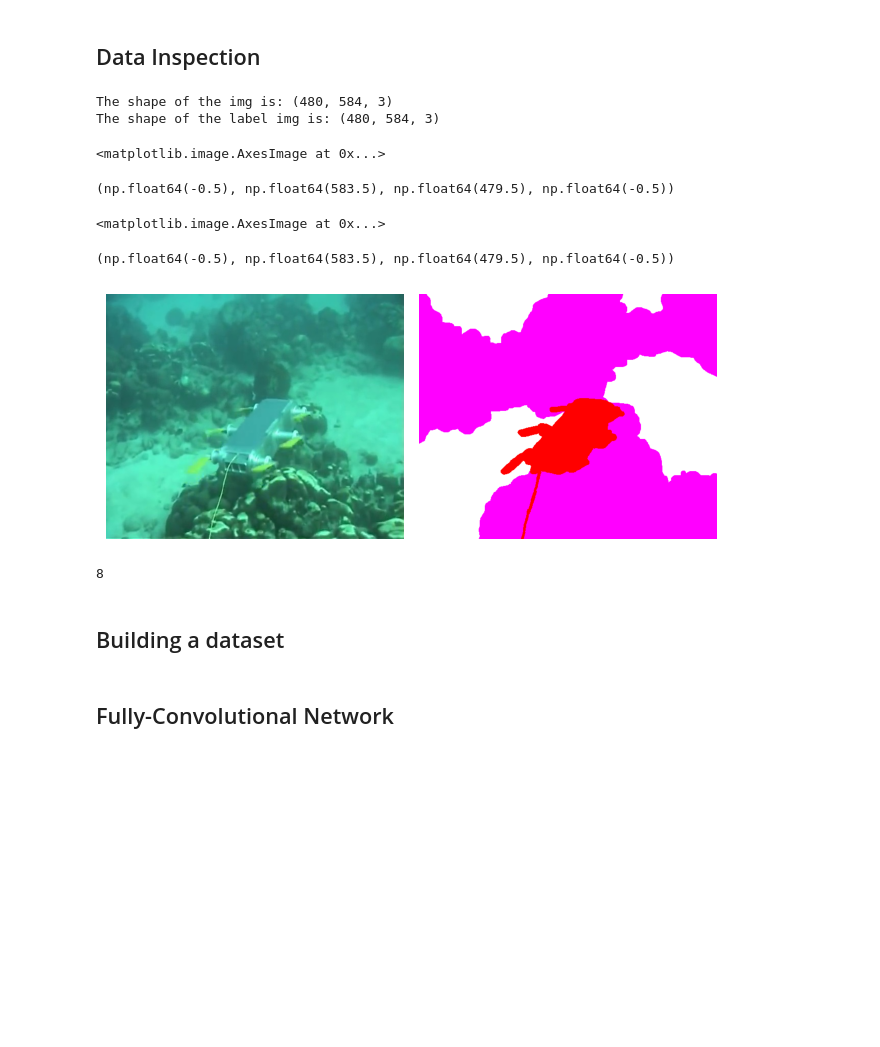
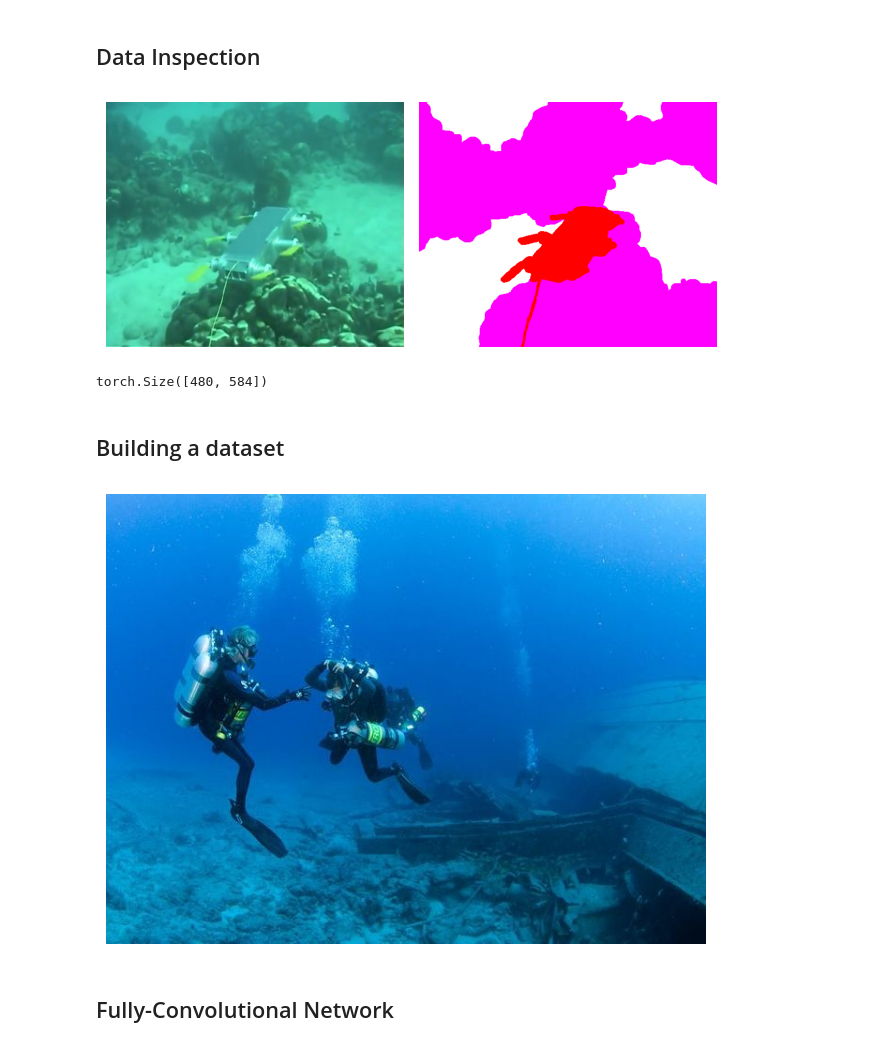
Before and after one commit to hoangviet-nguyen/bveri-abschluss-projekt, a Jupyter notebook: projekt.ipynb, the cells around one changed output. Cells and saved outputs as stored; diff of their text form; code cells hidden in the pictures; blank space fills up the shorter version.

```diff
--- a/projekt.ipynb
+++ b/projekt.ipynb
@@ -38,14 +53,24 @@ if not os.path.exists(DATA_PATH):
 # %% [markdown]
 ## Data Inspection
+# %%
+root_path = DATA_PATH.joinpath("train_val/train_val")
+norm_img = Image.open(root_path.joinpath("images/d_r_1_.jpg"))
+norm_img = np.array(norm_img)
+
+label_img = Image.open(root_path.joinpath("masks/d_r_1_.bmp"))
+label_img = np.array(label_img) / 255
+imgs = [norm_img, label_img]
+
+fig, axs = plt.subplots(ncols=2)
+for img, ax in zip(imgs, axs.flatten()):
+    ax.imshow(img)
+    ax.axis("off")
+
+plt.tight_layout()
+plt.show();
+# %% [output]
+[figure, added]
 # %%
-root_path = DATA_PATH.joinpath("train_val/train_val")
-norm_img = Image.open(root_path.joinpath("images/d_r_1_.jpg"))
-norm_img = np.array(norm_img)
-
-label_img = Image.open(root_path.joinpath("masks/d_r_1_.bmp"))
-labels = np.array(label_img) / 255
-imgs = [norm_img, labels]
-
 # Define the mapping dictionary
 rgb_to_class = {
     (0, 0, 0): 0,  # Black - Background waterbody
@@ -59,31 +84,15 @@ rgb_to_class = {
 }
 
 
-label_tensor = np.zeros(labels.shape[:2], dtype=np.int64)
+labels = np.zeros(label_img.shape[:2], dtype=np.int64)
 
 for rgb, class_idx in rgb_to_class.items():
-    label_tensor[np.where(labels == np.array(rgb))[0]] = class_idx
+    x, y, _ = np.where(label_img == np.array(rgb))
+    labels[x, y] = class_idx
 
-label_tensor = torch.tensor(label_tensor)
-
-fig, axs = plt.subplots(ncols=2)
-print(f"The shape of the img is: {norm_img.shape}")
-print(f"The shape of the label img is: {labels.shape}")
-
-for img, ax in zip(imgs, axs.flatten()):
-    ax.imshow(img)
-    ax.axis("off")
-
-plt.tight_layout()
-plt.show()
+labels = torch.tensor(labels)
+labels.shape
 # %% [output]
-The shape of the img is: (480, 584, 3)
-The shape of the label img is: (480, 584, 3)
+torch.Size([480, 584])
-<matplotlib.image.AxesImage at 0x...>
-(np.float64(-0.5), np.float64(583.5), np.float64(479.5), np.float64(-0.5))
-<matplotlib.image.AxesImage at 0x...>
-(np.float64(-0.5), np.float64(583.5), np.float64(479.5), np.float64(-0.5))
-[figure, removed]
-8
 # %% [markdown]
 ## Building a dataset
@@ -90,3 +181,8 @@ The shape of the label img is: (480, 584, 3)
+# %%
+observation, label_masks, label_tensor = ds_train[0]
+ts.show(observation)
+# %% [output]
+[figure, added]
 # %% [markdown]
 ## Fully-Convolutional Network
 # %% [markdown]
```
Also changed, not shown: parts of 4 cells of this notebook, 1 other file.
